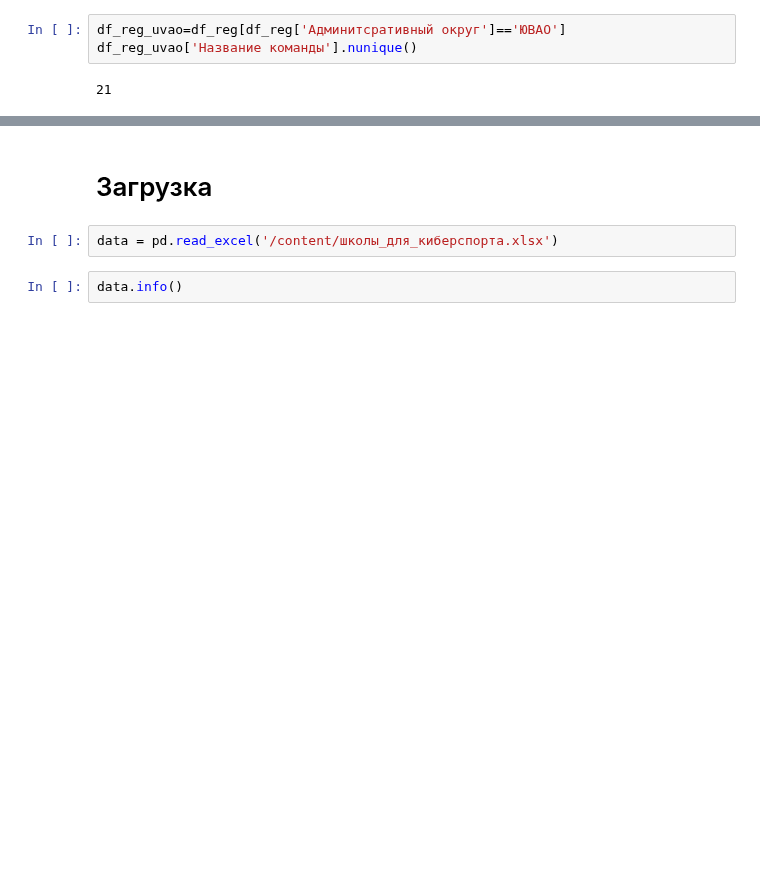
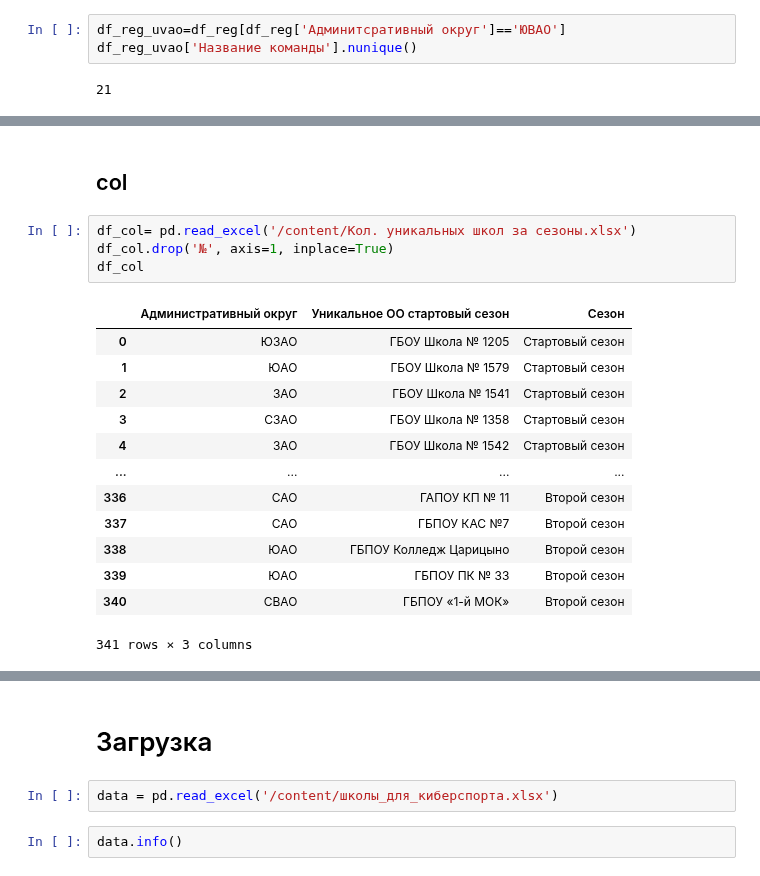
Before and after one commit to vn322/Sport-University, a Jupyter notebook: школы_кибер.ipynb, the cells around one changed output, grey strips where cells are left out. Drawn from its saved outputs; the diff is of its cells as text; blank space fills up the shorter version.

```diff
--- a/школы_кибер.ipynb
+++ b/школы_кибер.ipynb
@@ -156,3 +158,23 @@ df_reg_uvao.groupby(['Название команды']).agg('count').sort_value
 | ГБОУ Школа № 1357 | 1 | 1 | 1 | 1 | 1 |
 | ГБОУ Школа № 2051 | 1 | 1 | 1 | 1 | 1 |
 | ГБОУ Школа № 2129 | 1 | 1 | 1 | 1 | 1 |
+# %% [markdown]
+## col
+# %%
+df_col= pd.read_excel('/content/Кол. уникальных школ за сезоны.xlsx')
+df_col.drop('№', axis=1, inplace=True)
+df_col
+# %% [output]
+|  | Административный округ | Уникальное ОО стартовый сезон | Сезон |
+| 0 | ЮЗАО | ГБОУ Школа № 1205 | Стартовый сезон |
+| 1 | ЮАО | ГБОУ Школа № 1579 | Стартовый сезон |
+| 2 | ЗАО | ГБОУ Школа № 1541 | Стартовый сезон |
+| 3 | СЗАО | ГБОУ Школа № 1358 | Стартовый сезон |
+| 4 | ЗАО | ГБОУ Школа № 1542 | Стартовый сезон |
+| ... | ... | ... | ... |
+| 336 | САО | ГАПОУ КП № 11 | Второй сезон |
+| 337 | САО | ГБПОУ КАС №7 | Второй сезон |
+| 338 | ЮАО | ГБПОУ Колледж Царицыно | Второй сезон |
+| 339 | ЮАО | ГБПОУ ПК № 33 | Второй сезон |
+| 340 | СВАО | ГБПОУ «1-й МОК» | Второй сезон |
+341 rows × 3 columns
```
Also changed, not shown: parts of 16 cells of this notebook.
